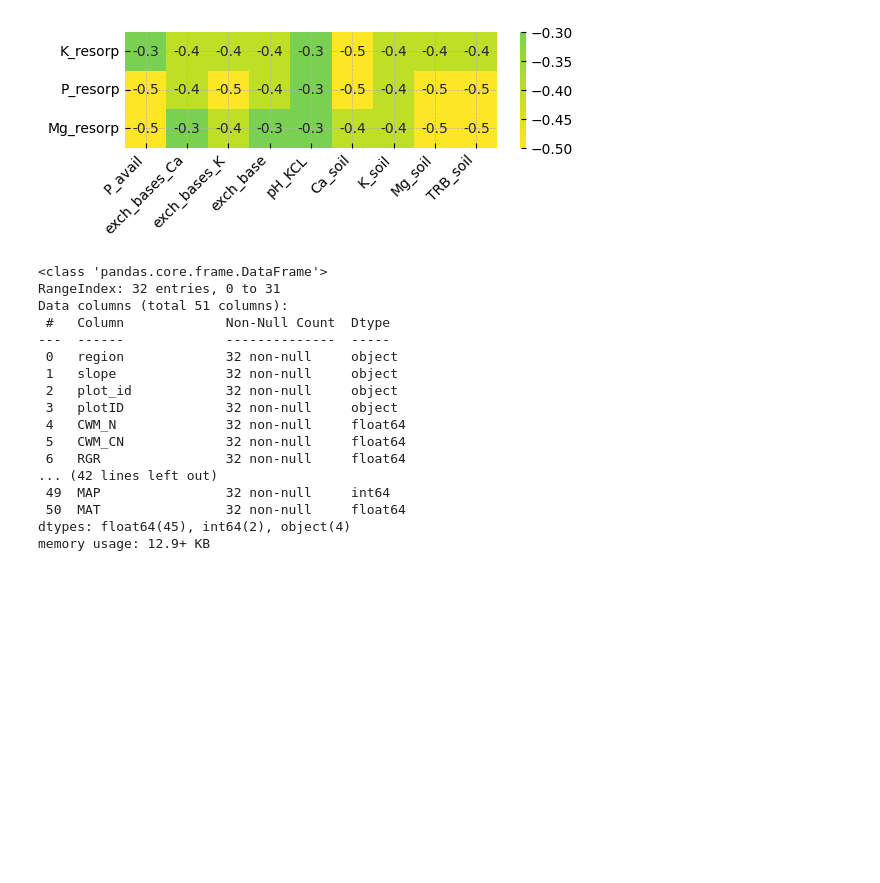
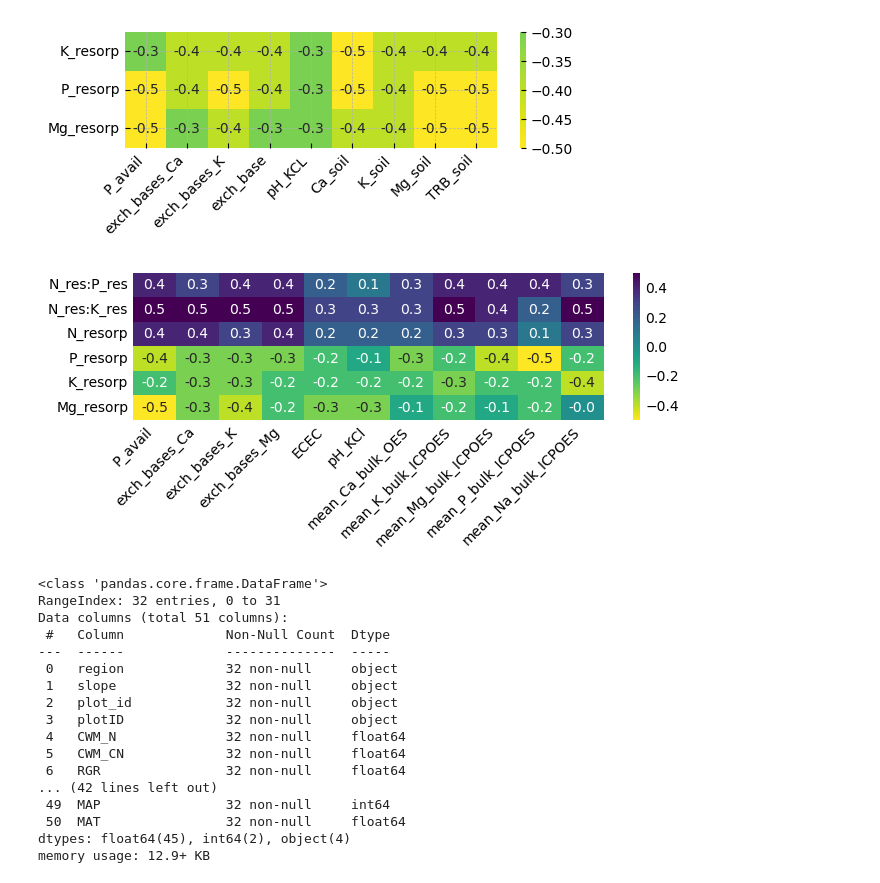
Before and after one commit to BBenyamini/eco-analysis, a Jupyter notebook: analysis/canopy.ipynb, the cells around one changed output. Cells and saved outputs as stored; diff of their text form; code cells hidden in the pictures; blank space fills up the shorter version.

```diff
--- a/analysis/canopy.ipynb
+++ b/analysis/canopy.ipynb
@@ -1487,6 +1376,17 @@ plt.xticks(rotation=45, ha="right")
 plt.show()
 # %% [output]
 [figure]
+# %%
+#new version
+#old version
+plt.figure(figsize=[6,1.5])
+sns.heatmap(corr_subset, annot=True,cmap='viridis_r',fmt='.1f',
+           cbar=True,center=0)
+plt.xticks(rotation=45, ha="right")
+#plt.savefig('02_fig_tab/resorp_corr.png', dpi=300)
+plt.show()
+# %% [output]
+[figure, added]
 # %%
 biomass_data=pd.read_csv('04_data/3_analysed/biomass_data_complete.csv', delimiter=';')
 biomass_data.info()
```
Also changed, not shown: parts of 17 cells of this notebook.
